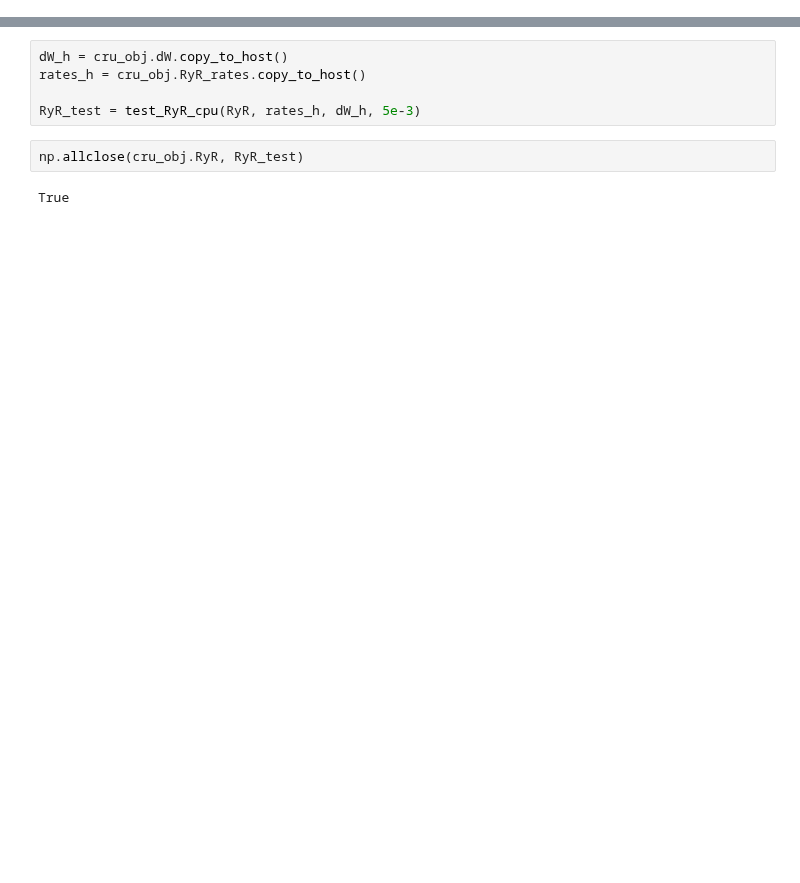
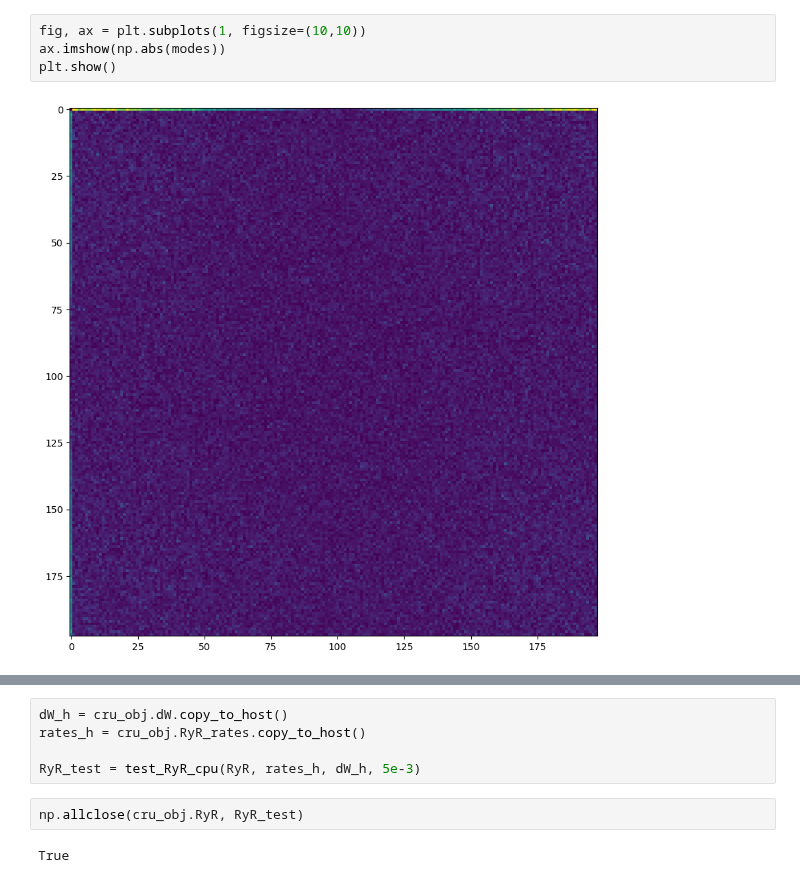
Before and after one commit to lukeoloughlin/GW-model, a Jupyter notebook: src/restrepo/test.ipynb, the cells around one changed output, grey strips where cells are left out. Cells and saved outputs as stored; diff of their text form; blank space fills up the shorter version.

```diff
--- a/src/restrepo/test.ipynb
+++ b/src/restrepo/test.ipynb
@@ -62,0 +54,6 @@ array([[[9.52411890e-01, 3.55600491e-02, 0.00000000e+00, 1.20281382e-02],
+# %%
+fig, ax = plt.subplots(1, figsize=(10,10))
+ax.imshow(np.abs(modes))
+plt.show()
+# %% [output]
+[figure, added]
```
Also changed, not shown: parts of 19 cells of this notebook, 7 other files.
